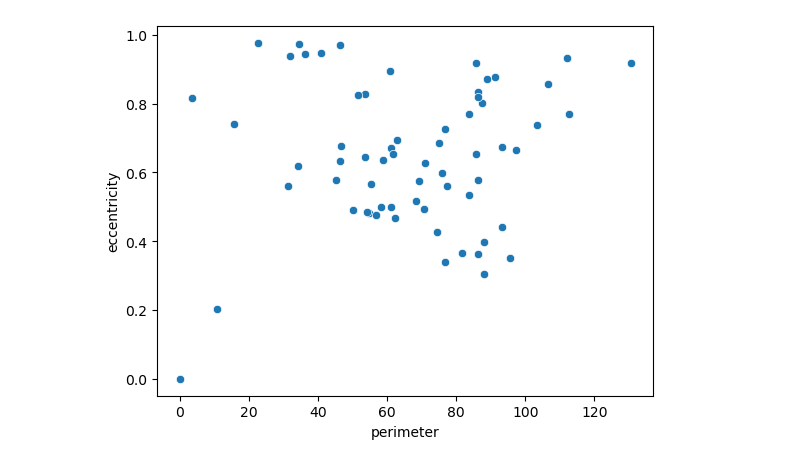
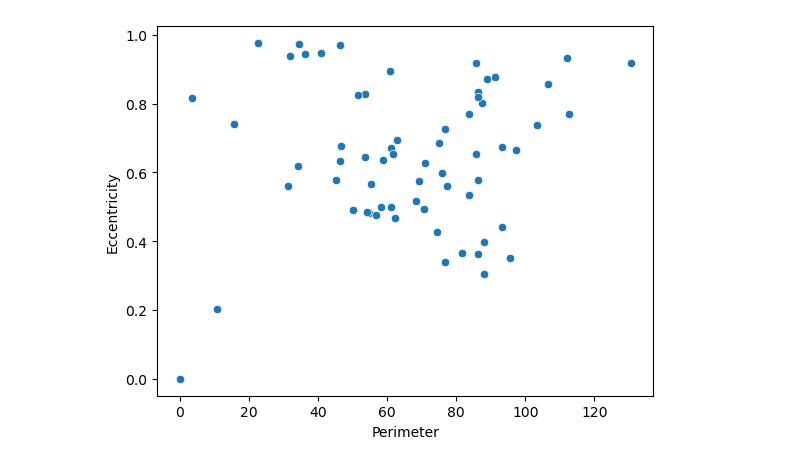
Before and after one commit to haesleinhuepf/bia-bob, a Jupyter notebook: demo/analysis_workflow.ipynb, the cells around one changed output. Cells and saved outputs as stored; diff of their text form; code cells hidden in the pictures.

```diff
--- a/demo/analysis_workflow.ipynb
+++ b/demo/analysis_workflow.ipynb
@@ -50,0 +37,14 @@ VBox(children=(HBox(children=(VBox(children=(ImageWidget(height=254, width=256),
+# %%
+from skimage.filters import threshold_otsu
+from skimage.measure import label
+import stackview
+
+# Threshold the image
+threshold = threshold_otsu(image)
+binary_image = image > threshold
+
+# Label the connected components
+labels = label(binary_image)
+
+# Display the label image
+stackview.curtain(image, labels)
@@ -84,0 +60,21 @@ print(df)
+# %%
+import pandas as pd
+from skimage.measure import regionprops
+
+# Measure size and shape of segmented objects
+props = regionprops(labels)
+
+# Create a Pandas DataFrame to store the results
+data = {'Label': [], 'Area': [], 'Perimeter': [], 'Eccentricity': []}
+
+# Populate the DataFrame with measurements
+for prop in props:
+    data['Label'].append(prop.label)
+    data['Area'].append(prop.area)
+    data['Perimeter'].append(prop.perimeter)
+    data['Eccentricity'].append(prop.eccentricity)
+
+df = pd.DataFrame(data)
+
+# Display the DataFrame
+print(df)
@@ -90,11 +101,11 @@ plot the perimeter against eccentricity using the seaborn library
-# %%
-import seaborn as sns
-import matplotlib.pyplot as plt
-
-# Plot the perimeter against eccentricity
-sns.scatterplot(data=df, x='perimeter', y='eccentricity')
-
-# Show the plot
-plt.show()
-# %% [output]
-[figure, removed]
+# %%
+import seaborn as sns
+
+# Plot the data
+sns.scatterplot(data=df, x='Perimeter', y='Eccentricity')
+
+# Show the plot
+import matplotlib.pyplot as plt
+plt.show()
+# %% [output]
+[figure, added]
```
Also changed, not shown: parts of 11 cells of this notebook, 1 other file.
